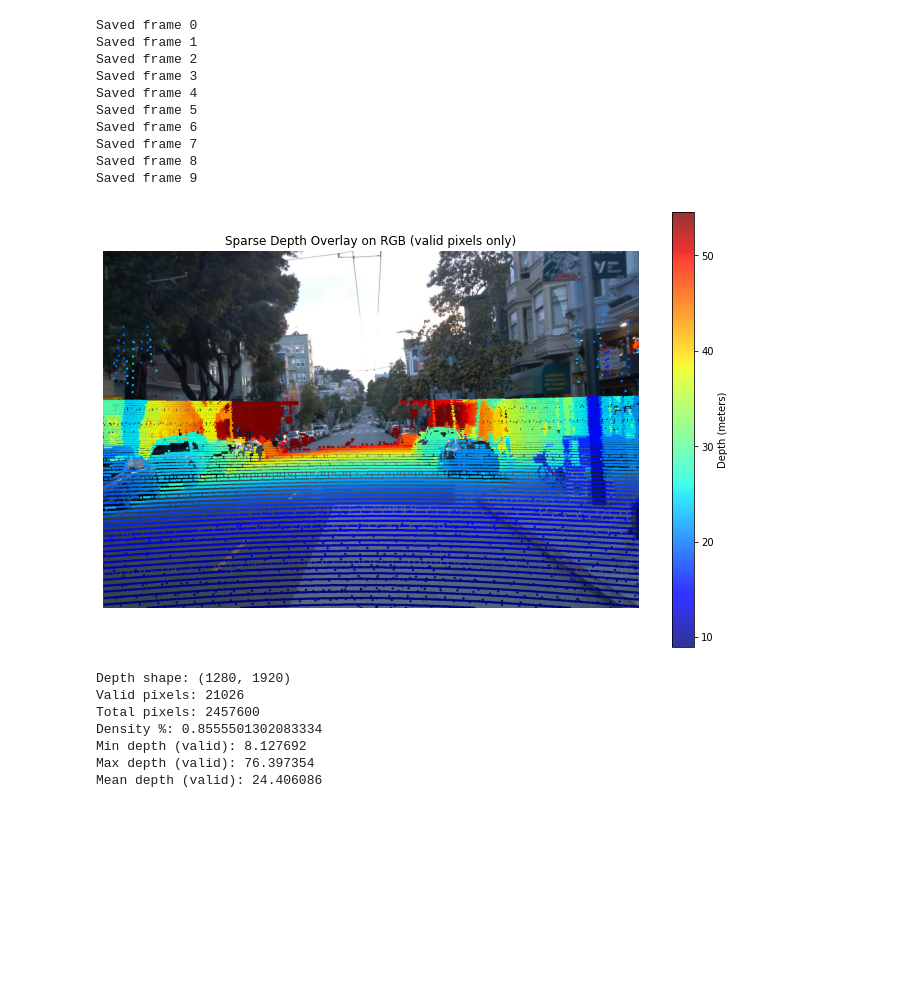
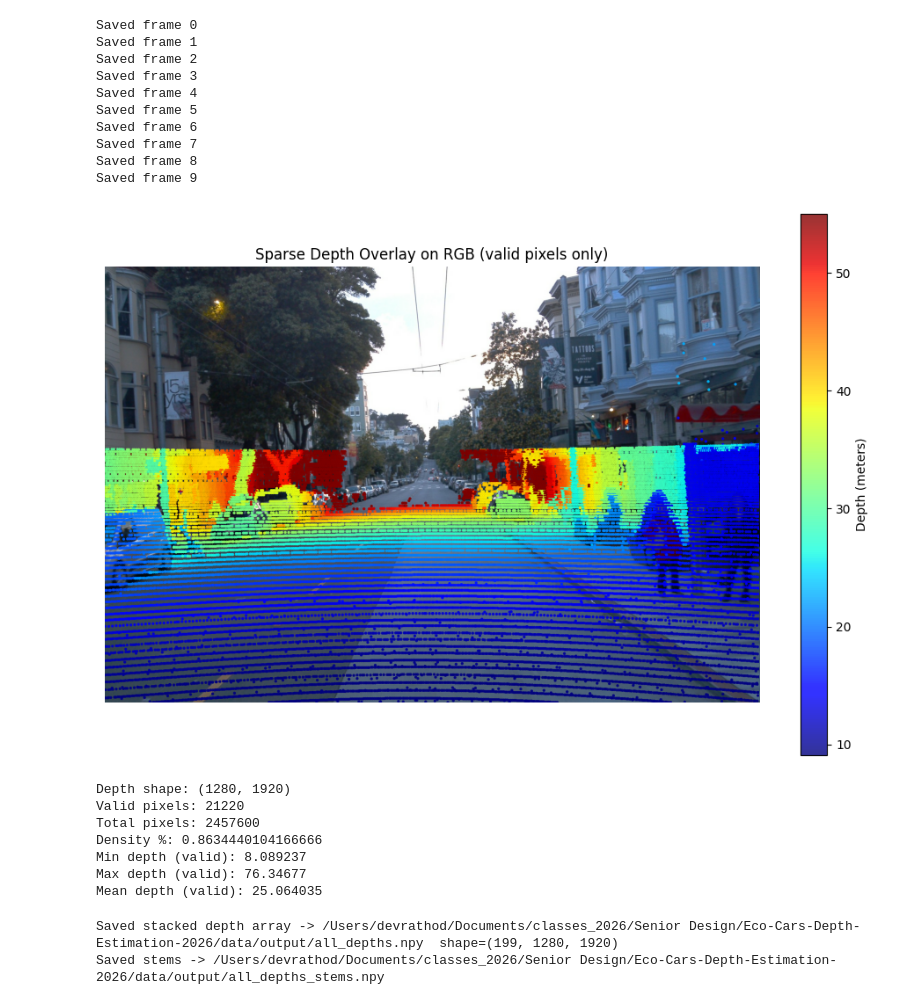
Before and after one commit to dev-rathod/Eco-Cars-Depth-Estimation-2026, a Jupyter notebook: waymo_dataset.ipynb, the cells around one changed output. Drawn from its saved outputs; the diff is of its cells as text; code cells hidden in the pictures; blank space fills up the shorter version.

```diff
--- a/waymo_dataset.ipynb
+++ b/waymo_dataset.ipynb
@@ -218,9 +218,8 @@ import matplotlib.pyplot as plt
 from PIL import Image
 
 # Paths
-depth_path = "/workspace/output/depth/frame_00109.npy"
-image_path = "/workspace/output/images/frame_00109.png"
-
+depth_path = "/Users/devrathod/Documents/classes_2026/Senior Design/Eco-Cars-Depth-Estimation-2026/data/output/depth/frame_00095.npy"
+image_path = "/Users/devrathod/Documents/classes_2026/Senior Design/Eco-Cars-Depth-Estimation-2026/data/output/images/frame_00095.png"
 # Load depth and RGB image
 depth = np.load(depth_path)
 rgb = np.array(Image.open(image_path))
@@ -228,38 +227,78 @@ rgb = np.array(Image.open(image_path))
 # Mask valid depth pixels
 valid_mask = ~np.isnan(depth) & (depth > 0)
 ys, xs = np.where(valid_mask)
 vals = depth[ys, xs]
 
 # Normalize for visualization (clip very large values)
 vmin = np.percentile(vals, 5)   # avoid extreme small outliers
 vmax = np.percentile(vals, 95)  # avoid extreme large outliers
 vals_norm = np.clip(vals, vmin, vmax)
 
 # Display RGB image
 plt.figure(figsize=(12,8))
 plt.imshow(rgb)
 
 # Overlay depth as scatter (only valid pixels)
 plt.scatter(xs, ys, c=vals_norm, cmap='jet', s=2, alpha=0.8)  # s=size of points
 plt.colorbar(label="Depth (meters)")
 plt.title("Sparse Depth Overlay on RGB (valid pixels only)")
 plt.axis("off")
 plt.show()
 
 # Print statistics
 print("Depth shape:", depth.shape)
 print("Valid pixels:", np.sum(valid_mask))
 print("Total pixels:", depth.size)
 print("Density %:", 100 * np.sum(valid_mask) / depth.size)
 print("Min depth (valid):", np.min(vals))
 print("Max depth (valid):", np.max(vals))
 print("Mean depth (valid):", np.mean(vals))
 # %% [output]
-[figure, old version]
+[figure, new version]
 Depth shape: (1280, 1920)
-Valid pixels: 21026
+Valid pixels: 21220
 Total pixels: 2457600
-Density %: 0.8555501302083334
-Min depth (valid): 8.127692
-Max depth (valid): 76.397354
-Mean depth (valid): 24.406086
+Density %: 0.8634440104166666
+Min depth (valid): 8.089237
+Max depth (valid): 76.34677
+Mean depth (valid): 25.064035
+# %%
+import numpy as np
+from pathlib import Path
+
+def combine_depth_npy(depth_dir: str, out_file: str):
+    depth_dir = Path(depth_dir)
+    out_file = Path(out_file)
+    out_file.parent.mkdir(parents=True, exist_ok=True)  # <-- create directory if needed
+
+    npy_files = sorted(depth_dir.glob("*.npy"))  # Sort by filename
+    if not npy_files:
+        raise FileNotFoundError(f"No .npy files found in {depth_dir.resolve()}")
+
+    depth_stack = []
+    stems = []
+
+    for npy_path in npy_files:
+        depth = np.load(npy_path).astype(np.float32)
+        if depth.ndim == 3:
+            depth = np.squeeze(depth)
+        if depth.ndim != 2:
+            raise ValueError(f"Unexpected depth shape {depth.shape} in {npy_path}")
+        depth_stack.append(depth)
+        stems.append(npy_path.stem)
+
+    stack = np.stack(depth_stack, axis=0)  # (N,H,W)
+    np.save(out_file, stack)
+    np.save(out_file.with_name(out_file.stem + "_stems.npy"), np.array(stems, dtype=object))
+
+    print(f"Saved stacked depth array -> {out_file}  shape={stack.shape}")
+    print(f"Saved stems -> {out_file.with_name(out_file.stem + '_stems.npy')}")
+
+# Example usage
+combine_depth_npy(
+    "/Users/devrathod/Documents/classes_2026/Senior Design/Eco-Cars-Depth-Estimation-2026/data/output/depth",
+    "/Users/devrathod/Documents/classes_2026/Senior Design/Eco-Cars-Depth-Estimation-2026/data/output/all_depths.npy"
+)
+# %% [output]
+Saved stacked depth array -> /Users/devrathod/Documents/classes_2026/Senior Design/Eco-Cars-Depth-Estimation-2026/data/output/all_depths.npy  shape=(199, 1280, 1920)
+Saved stems -> /Users/devrathod/Documents/classes_2026/Senior Design/Eco-Cars-Depth-Estimation-2026/data/output/all_depths_stems.npy
```
Also changed, not shown: parts of 2 cells of this notebook.
